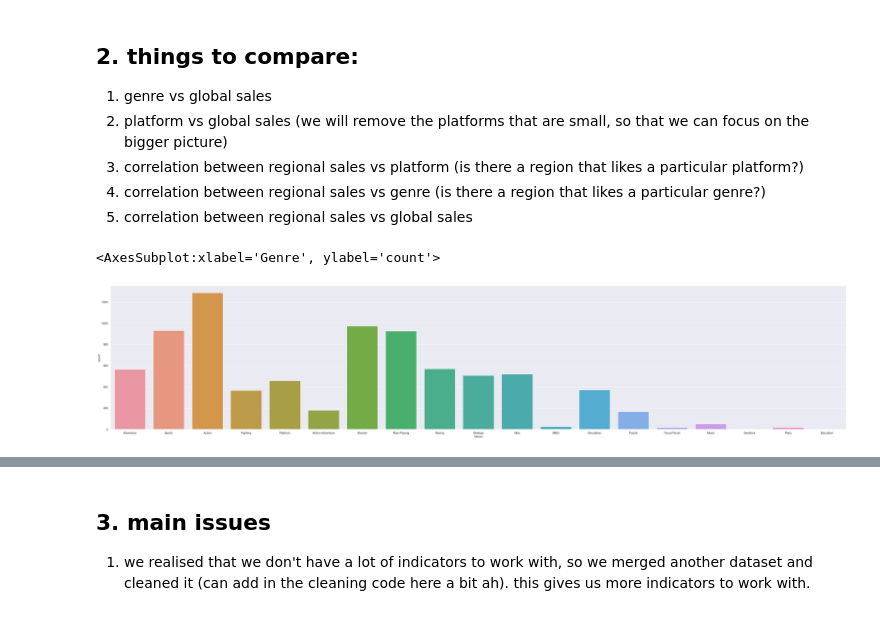
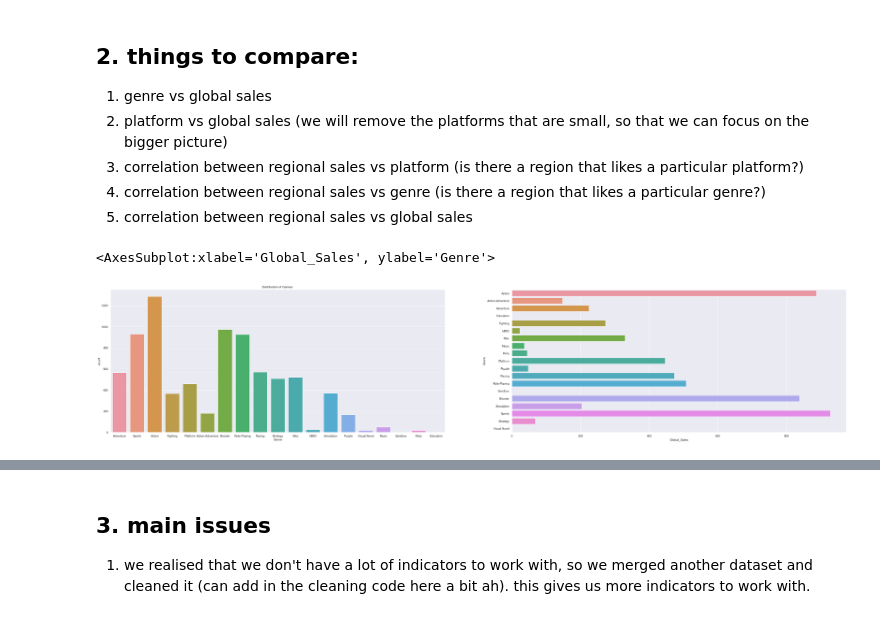
Before and after one commit to Adren98/GAME-SALES-AND-RATINGS-1015-SC3, a Jupyter notebook: EDA.ipynb, the cells around one changed output, grey strips where cells are left out. Saved outputs shown, nothing was run; the diff lists cells and outputs as text; code cells hidden in the pictures.

```diff
--- a/EDA.ipynb
+++ b/EDA.ipynb
@@ -44,8 +44,13 @@ memory usage: 2.2+ MB
 4. correlation between regional sales vs genre (is there a region that likes a particular genre?)
 5. correlation between regional sales vs global sales
 # %%
-f,axes = plt.subplots(1,1,figsize=(50,10))
-sb.countplot(x="Genre", data = data , ax = axes)
+#genre vs global sales
+f,axes = plt.subplots(1,2,figsize=(50,10))
+axes[0].set_title("Distribution of Genre ")
+sb.countplot(x="Genre", data = data , ax = axes[0])
+
+genereSale = data.groupby('Genre')['Global_Sales'].sum()
+sb.barplot(y=genereSale.index, x=genereSale,ax=axes[1])
 # %% [output]
-<AxesSubplot:xlabel='Genre', ylabel='count'>
+<AxesSubplot:xlabel='Global_Sales', ylabel='Genre'>
-[figure, old version]
+[figure, new version]
```
Also changed, not shown: parts of 4 cells of this notebook.
